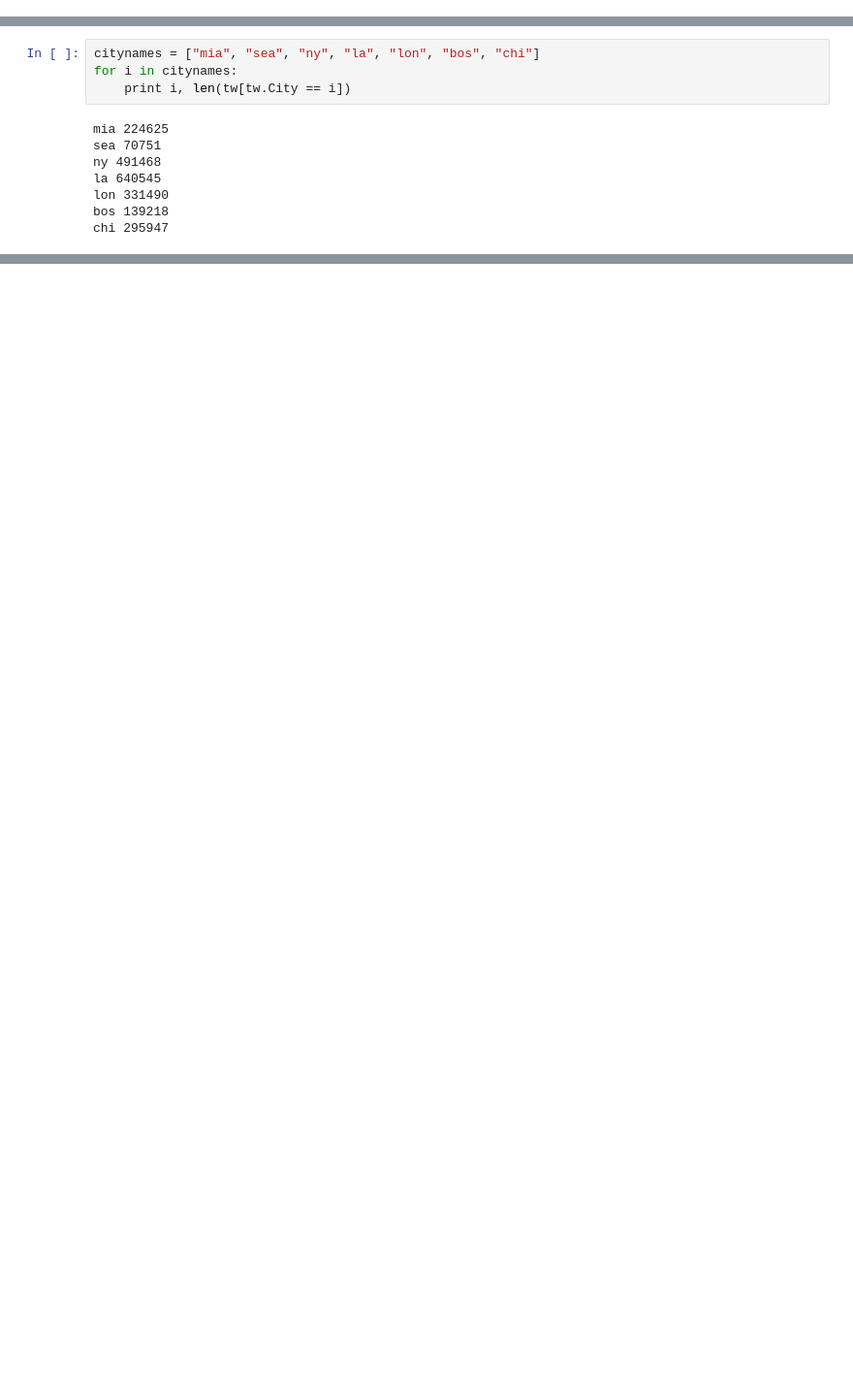
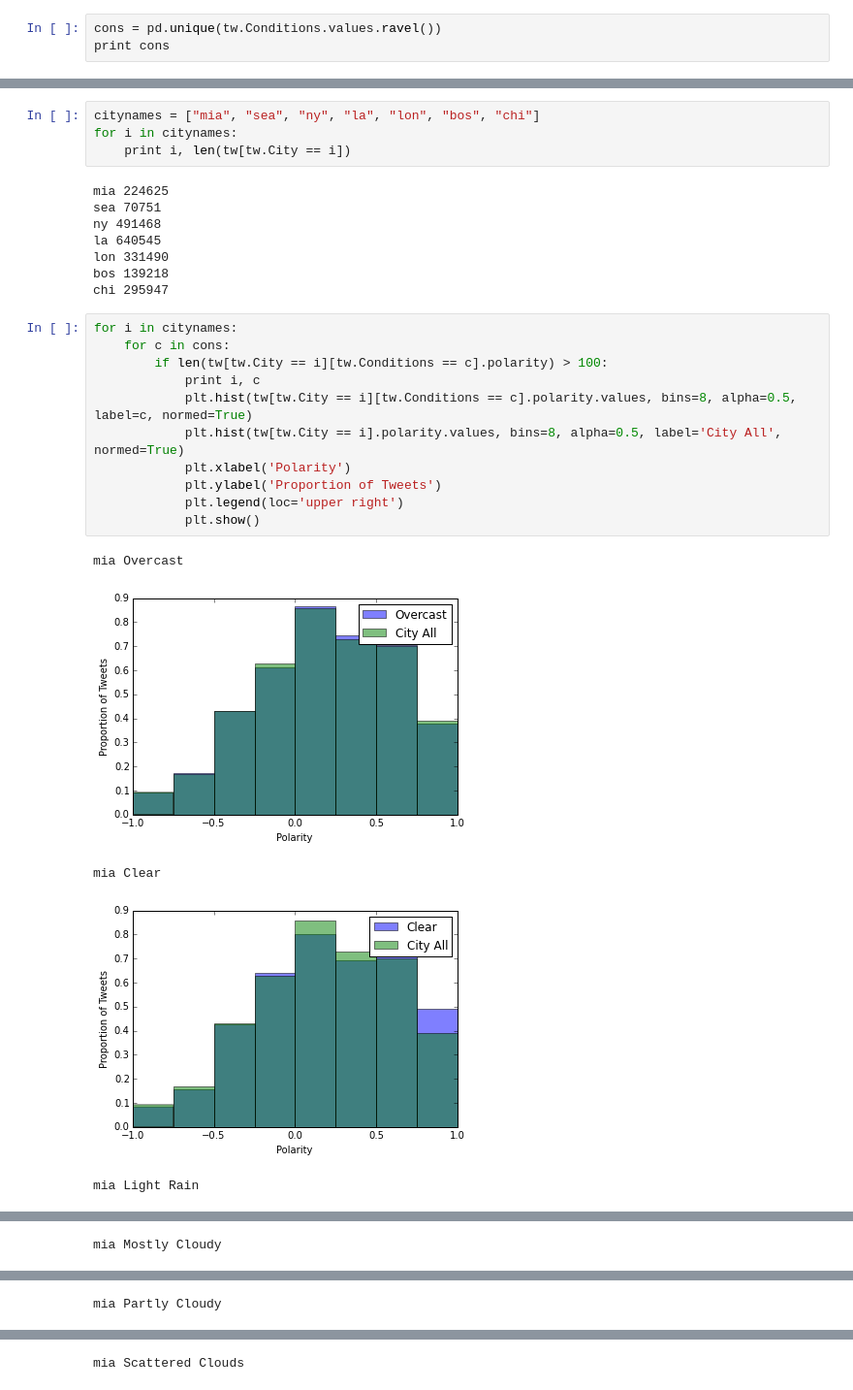
Before and after one commit to a-campbell/Twitter_Weather_Project, a Jupyter notebook: Andrew Analysis.ipynb, the cells around one changed output, grey strips where cells are left out. Shown at 97% size. Saved outputs shown, nothing was run; the diff lists cells and outputs as text; blank space fills up the shorter version.

Commit message:
some graph work

```diff
--- a/Andrew Analysis.ipynb
+++ b/Andrew Analysis.ipynb
@@ -42,0 +31,3 @@ tw[tw.Events == 'Rain'].polarity.hist()
+# %%
+cons = pd.unique(tw.Conditions.values.ravel())
+print cons
@@ -52,3 +49,20 @@ la 640545
 lon 331490
 bos 139218
 chi 295947
+# %%
+for i in citynames:
+    for c in cons:
+        if len(tw[tw.City == i][tw.Conditions == c].polarity) > 100:
+            print i, c
+            plt.hist(tw[tw.City == i][tw.Conditions == c].polarity.values, bins=8, alpha=0.5, label=c, normed=True)
+            plt.hist(tw[tw.City == i].polarity.values, bins=8, alpha=0.5, label='City All', normed=True)
+            plt.xlabel('Polarity')
+            plt.ylabel('Proportion of Tweets')
+            plt.legend(loc='upper right')
+            plt.show()
+# %% [output]
+mia Overcast
+[figure, added]
+mia Clear
+[figure, added]
+mia Light Rain
@@ -54,0 +70 @@ chi 295947
+mia Mostly Cloudy
@@ -54,0 +72 @@ chi 295947
+mia Partly Cloudy
@@ -54,0 +74 @@ chi 295947
+mia Scattered Clouds
```
Also changed, not shown: parts of 9 cells of this notebook.
